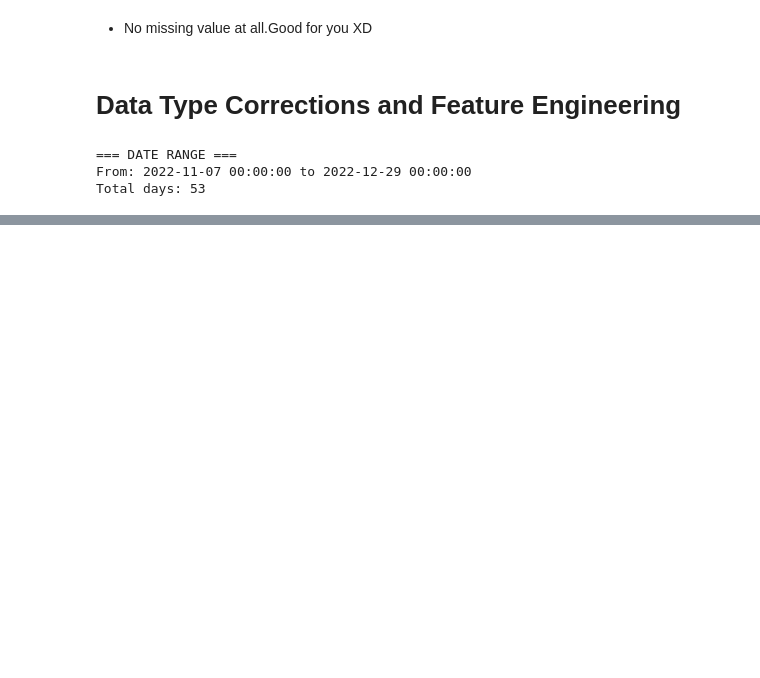
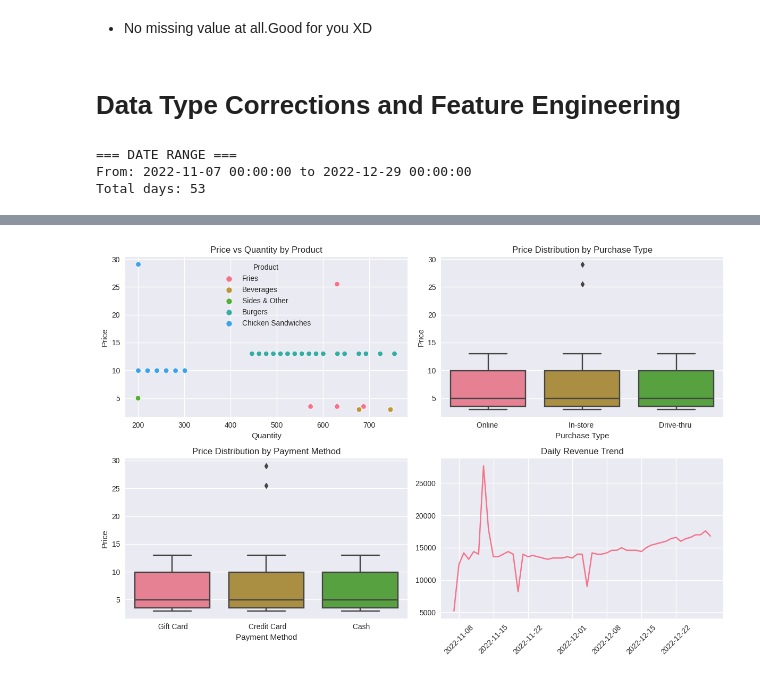
Before and after one commit to alabhastam/Resturant-Sales-prediction, a Jupyter notebook: main.ipynb, the cells around one changed output, grey strips where cells are left out. Saved outputs shown, nothing was run; the diff lists cells and outputs as text; code cells hidden in the pictures; blank space fills up the shorter version.

```diff
--- a/main.ipynb
+++ b/main.ipynb
@@ -88,0 +169,27 @@ Total days: 53
+# %%
+# Correlation Analysis
+plt.figure(figsize=(12, 8))
+
+plt.subplot(2, 2, 1)
+sns.scatterplot(data=df, x='Quantity', y='Price', hue='Product')
+plt.title('Price vs Quantity by Product')
+
+plt.subplot(2, 2, 2)
+sns.boxplot(data=df, x='Purchase Type', y='Price')
+plt.title('Price Distribution by Purchase Type')
+
+plt.subplot(2, 2, 3)
+sns.boxplot(data=df, x='Payment Method', y='Price')
+plt.title('Price Distribution by Payment Method')
+
+plt.subplot(2, 2, 4)
+# Time series analysis
+daily_sales = df.groupby('Date')['Total_Revenue'].sum().reset_index()
+plt.plot(daily_sales['Date'], daily_sales['Total_Revenue'])
+plt.title('Daily Revenue Trend')
+plt.xticks(rotation=45)
+
+plt.tight_layout()
+plt.show()
+# %% [output]
+[figure, added]
```
Also changed, not shown: parts of 7 cells of this notebook.
